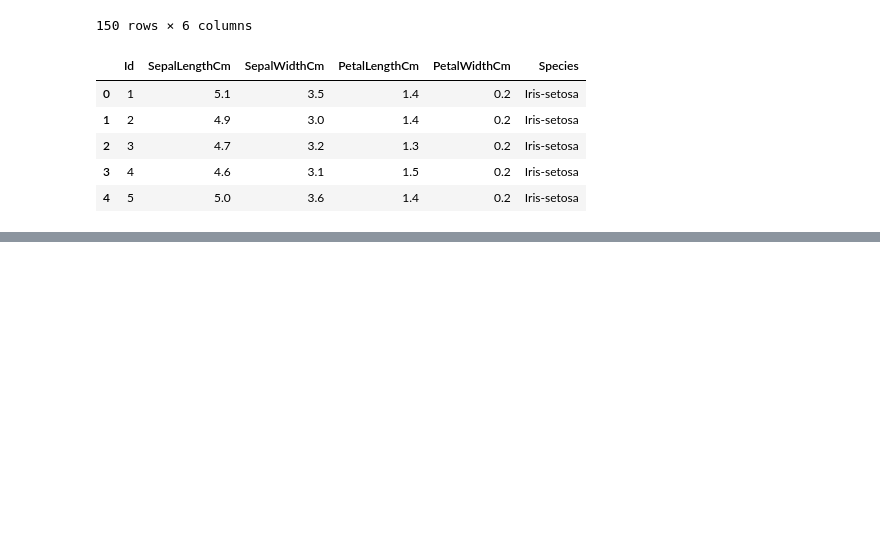
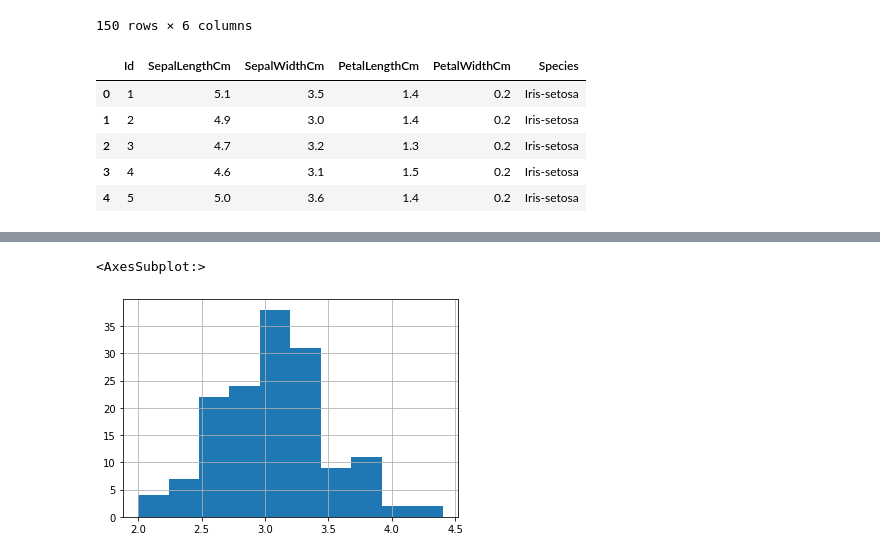
Before and after one commit to Prathameshkale1/OIBSIP, a Jupyter notebook: task_1.ipynb, the cells around one changed output, grey strips where cells are left out. Drawn from its saved outputs; the diff is of its cells as text; code cells hidden in the pictures; blank space fills up the shorter version.

```diff
--- a/task_1.ipynb
+++ b/task_1.ipynb
@@ -32,0 +98,5 @@ df.head()
+# %%
+df["SepalWidthCm"].hist()
+# %% [output]
+<AxesSubplot:>
+[figure, added]
```
Also changed, not shown: parts of 29 cells of this notebook.
